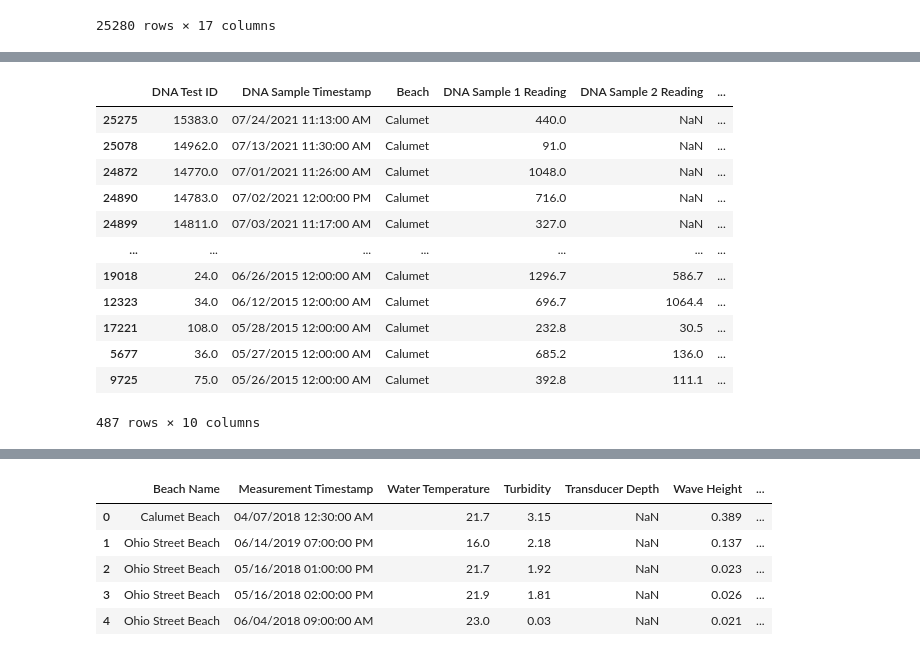
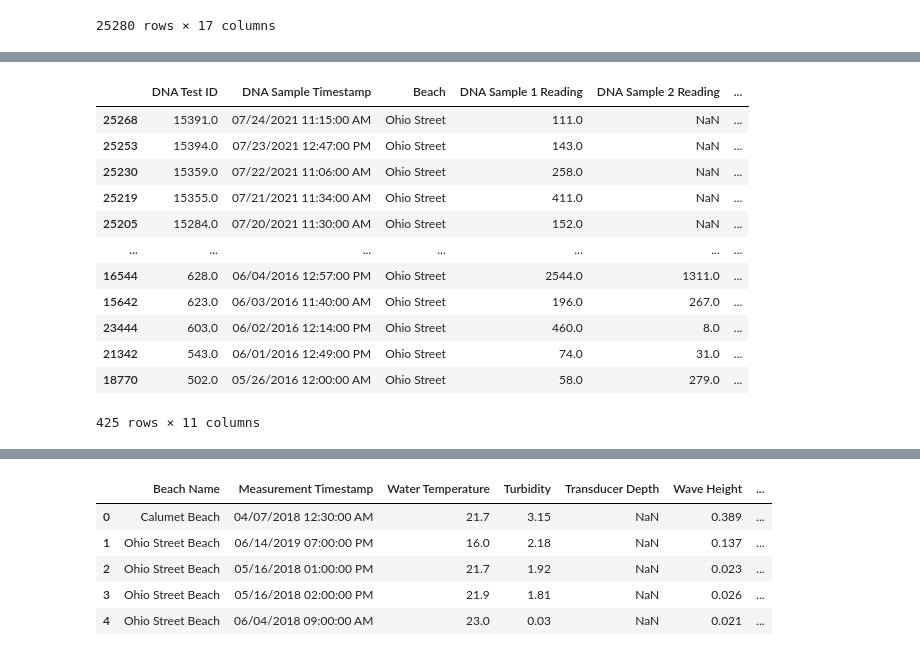
Before and after one commit to danielatuesta55/E_Coli_Chicago_Beaches, a Jupyter notebook: Jupyterlab Notebooks/Data_Cleanup_DNA.ipynb, the cells around one changed output, grey strips where cells are left out. Saved outputs shown, nothing was run; the diff lists cells and outputs as text; code cells hidden in the pictures.

```diff
--- a/Jupyterlab Notebooks/Data_Cleanup_DNA.ipynb
+++ b/Jupyterlab Notebooks/Data_Cleanup_DNA.ipynb
@@ -49,20 +65,24 @@ only_calumet_clean = only_calumet[only_calumet['DNA Reading Mean'].notna()]
 # %%
-only_calumet_clean = only_calumet_clean.drop(columns=['Culture Test ID','Culture Sample 1 Timestamp','Culture Sample 1 Reading','Culture Sample 2 Reading','Culture Reading Mean','Culture Note','Culture Sample Interval','Culture Sample 2 Timestamp'])
+only_ohio_clean = only_ohio_clean.drop(columns=['Culture Test ID','Culture Sample 1 Timestamp','Culture Sample 1 Reading','Culture Sample 2 Reading','Culture Reading Mean','Culture Note','Culture Sample Interval','Culture Sample 2 Timestamp'])
 # %%
-only_calumet_clean['Sample_Month_Year'] = pd.to_datetime(only_calumet_clean['DNA Sample Timestamp']).dt.to_period('M')
+only_ohio_clean['Date'] = pd.to_datetime(only_ohio_clean['DNA Sample Timestamp'], errors = 'coerce')
+# %%
+only_ohio_clean['Sample_Date'] = pd.to_datetime(only_ohio_clean['Date']).dt.to_period('D')
+# %%
+only_ohio_clean = only_ohio_clean[only_ohio_clean['Sample_Date'].notna()]
 # %%
-only_calumet_clean.sort_values('Sample_Month_Year',ascending=False)
+only_ohio_clean.sort_values('Sample_Date',ascending=False)
 # %% [output]
 |  | DNA Test ID | DNA Sample Timestamp | Beach | DNA Sample 1 Reading | DNA Sample 2 Reading | ... |
-| 25275 | 15383.0 | 07/24/2021 11:13:00 AM | Calumet | 440.0 | NaN | ... |
-| 25078 | 14962.0 | 07/13/2021 11:30:00 AM | Calumet | 91.0 | NaN | ... |
-| 24872 | 14770.0 | 07/01/2021 11:26:00 AM | Calumet | 1048.0 | NaN | ... |
-| 24890 | 14783.0 | 07/02/2021 12:00:00 PM | Calumet | 716.0 | NaN | ... |
-| 24899 | 14811.0 | 07/03/2021 11:17:00 AM | Calumet | 327.0 | NaN | ... |
+| 25268 | 15391.0 | 07/24/2021 11:15:00 AM | Ohio Street | 111.0 | NaN | ... |
+| 25253 | 15394.0 | 07/23/2021 12:47:00 PM | Ohio Street | 143.0 | NaN | ... |
+| 25230 | 15359.0 | 07/22/2021 11:06:00 AM | Ohio Street | 258.0 | NaN | ... |
+| 25219 | 15355.0 | 07/21/2021 11:34:00 AM | Ohio Street | 411.0 | NaN | ... |
+| 25205 | 15284.0 | 07/20/2021 11:30:00 AM | Ohio Street | 152.0 | NaN | ... |
 | ... | ... | ... | ... | ... | ... | ... |
-| 19018 | 24.0 | 06/26/2015 12:00:00 AM | Calumet | 1296.7 | 586.7 | ... |
-| 12323 | 34.0 | 06/12/2015 12:00:00 AM | Calumet | 696.7 | 1064.4 | ... |
-| 17221 | 108.0 | 05/28/2015 12:00:00 AM | Calumet | 232.8 | 30.5 | ... |
-| 5677 | 36.0 | 05/27/2015 12:00:00 AM | Calumet | 685.2 | 136.0 | ... |
-| 9725 | 75.0 | 05/26/2015 12:00:00 AM | Calumet | 392.8 | 111.1 | ... |
+| 16544 | 628.0 | 06/04/2016 12:57:00 PM | Ohio Street | 2544.0 | 1311.0 | ... |
+| 15642 | 623.0 | 06/03/2016 11:40:00 AM | Ohio Street | 196.0 | 267.0 | ... |
+| 23444 | 603.0 | 06/02/2016 12:14:00 PM | Ohio Street | 460.0 | 8.0 | ... |
+| 21342 | 543.0 | 06/01/2016 12:49:00 PM | Ohio Street | 74.0 | 31.0 | ... |
+| 18770 | 502.0 | 05/26/2016 12:00:00 AM | Ohio Street | 58.0 | 279.0 | ... |
-487 rows × 10 columns
+425 rows × 11 columns
```
Also changed, not shown: parts of 5 cells of this notebook, 1 other file.
